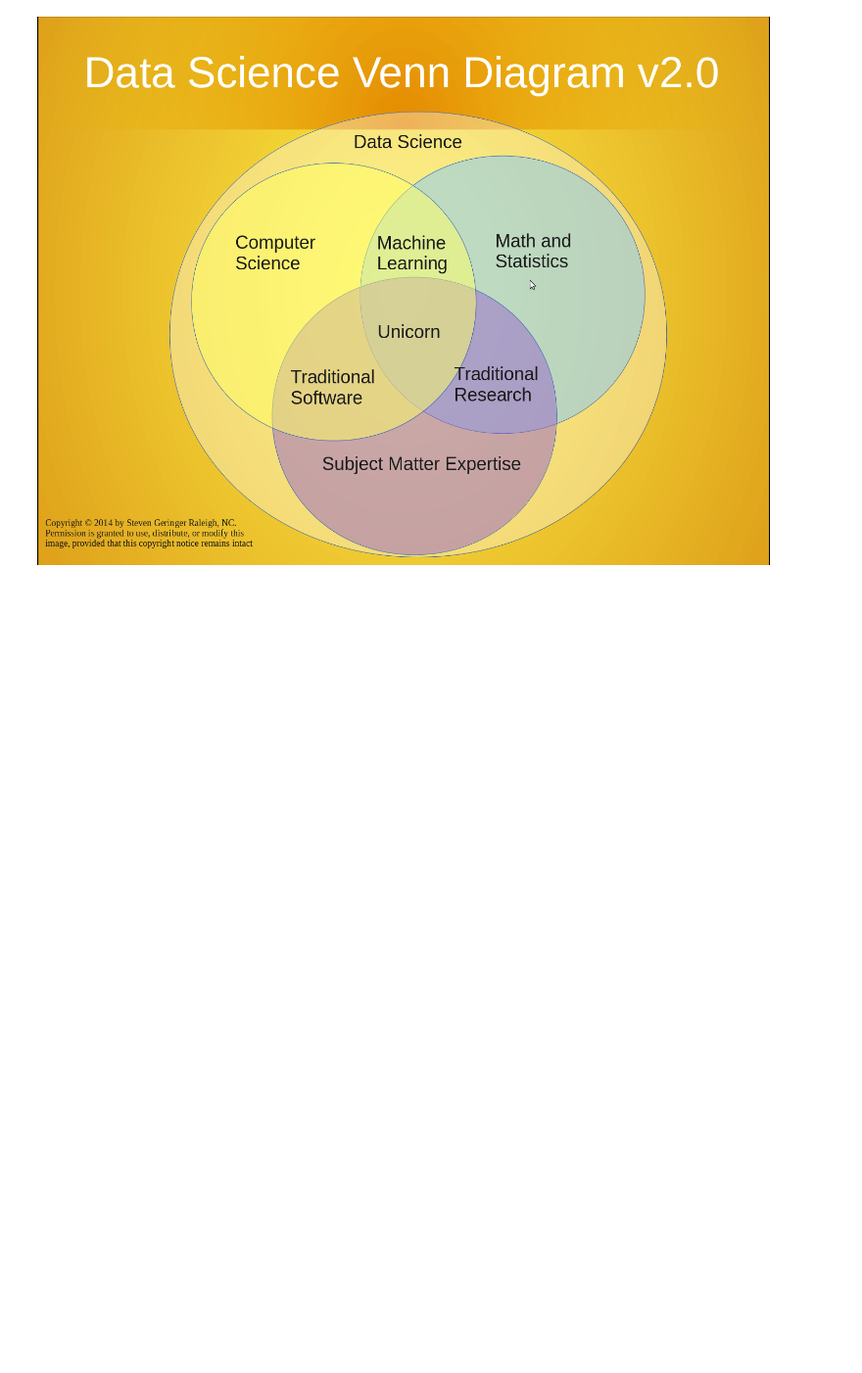
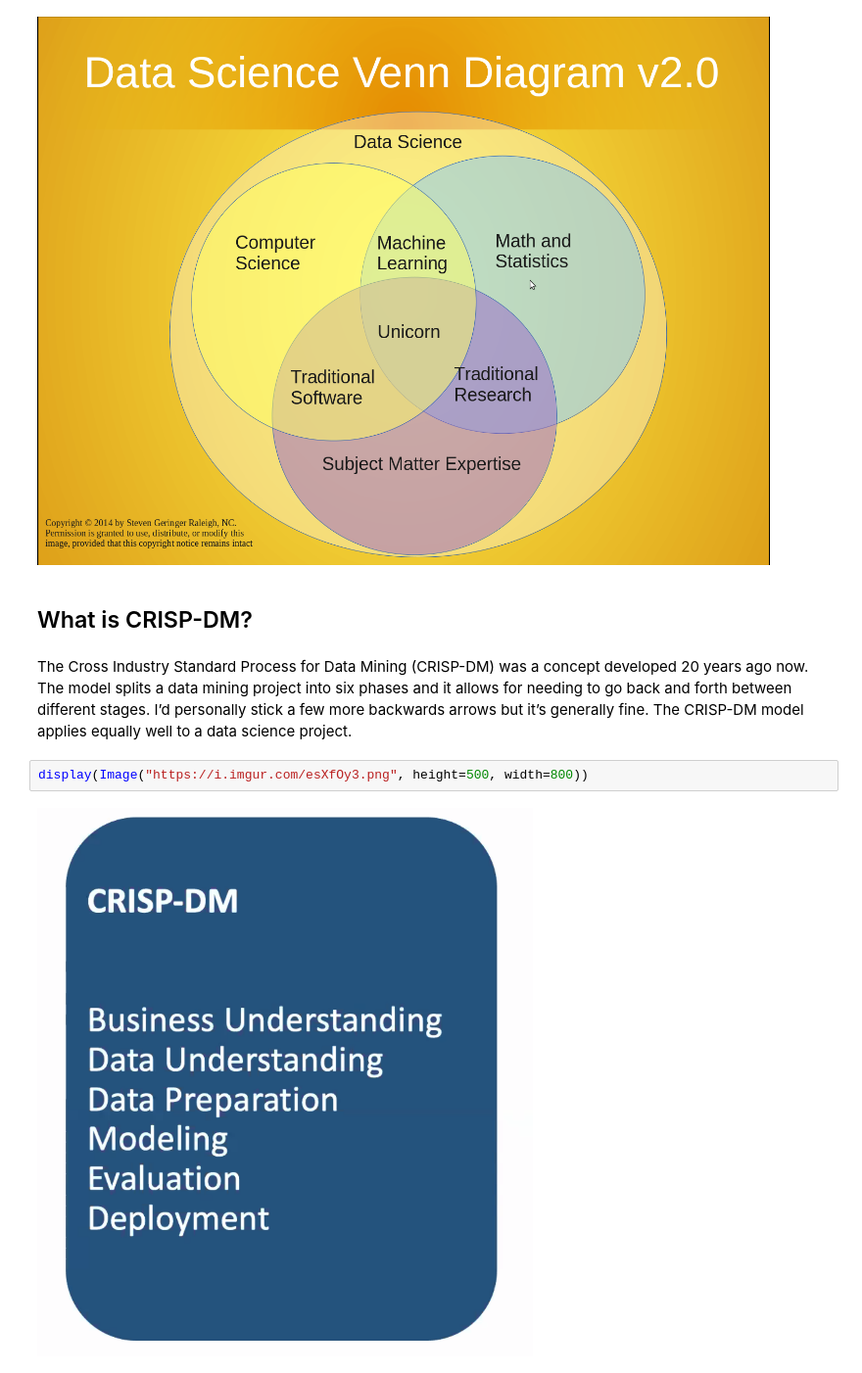
Before and after one commit to TheChanRProject/DevMasters-NewNB, a Jupyter notebook: NewNB-Python-V3.ipynb, the cells around one changed output. Shown at 98% size. Cells and saved outputs as stored; diff of their text form; blank space fills up the shorter version.

Commit message:
detailed crisp-dm

```diff
--- a/NewNB-Python-V3.ipynb
+++ b/NewNB-Python-V3.ipynb
@@ -71,3 +74,11 @@ Content from https://blog.thedevmasters.com/4-essential-skills-to-become-data-sc
 display(Image("https://1.bp.blogspot.com/-ju4m6PBOrgo/V-E5qz99SaI/AAAAAAAAMF0/gle0zsZz_nIBEMVg0EdZHoGJhjlnBzv1gCLcB/s1600/moz-screenshot-3-729576.png", height=500, width=800))
 # %% [output]
 [figure]
+# %% [markdown]
+## What is CRISP-DM?
+# %% [markdown]
+The Cross Industry Standard Process for Data Mining (CRISP-DM) was a concept developed 20 years ago now. The model splits a data mining project into six phases and it allows for needing to go back and forth between different stages. I’d personally stick a few more backwards arrows but it’s generally fine. The CRISP-DM model applies equally well to a data science project.
+# %%
+display(Image("https://i.imgur.com/esXfOy3.png", height=500, width=800))
+# %% [output]
+[figure, added]
```
Also changed, not shown: parts of 2 cells of this notebook.
